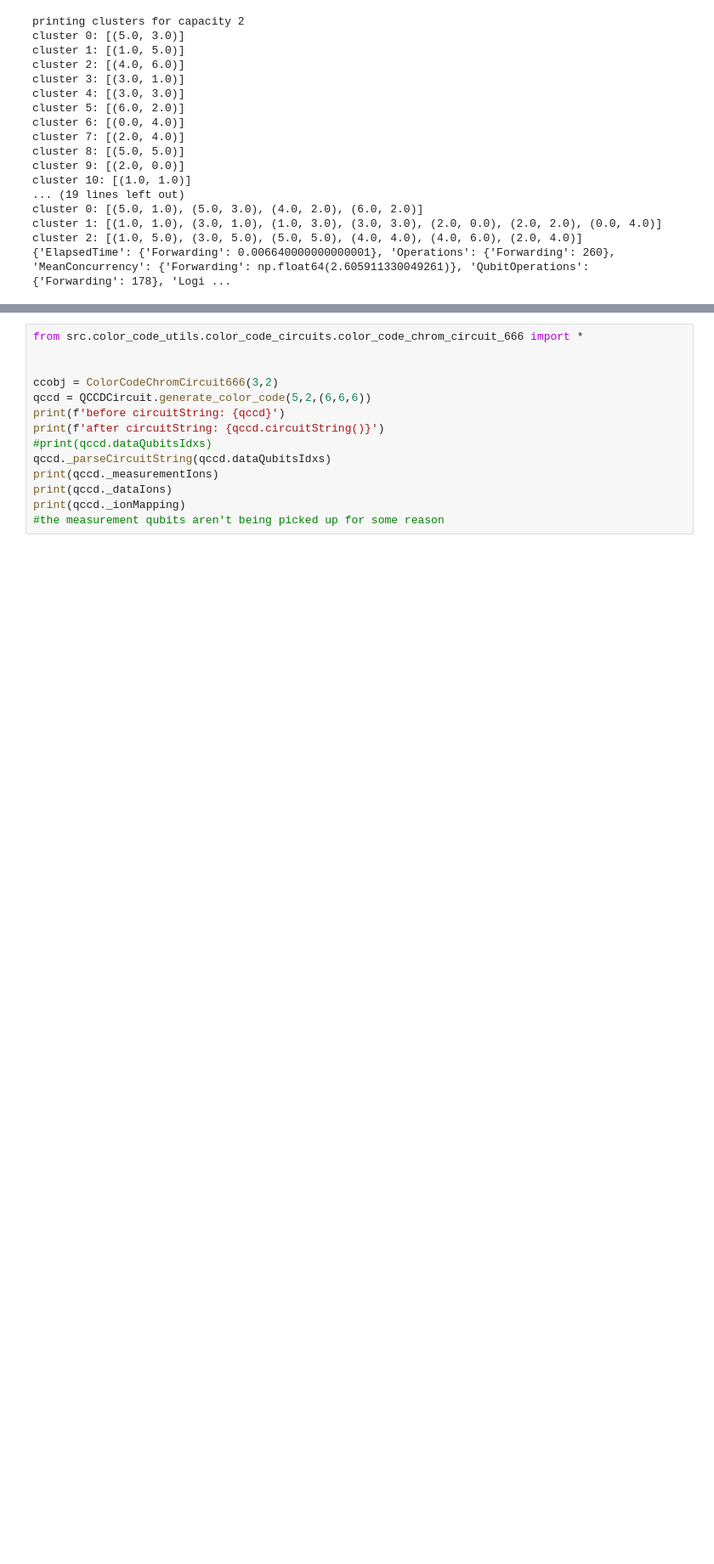
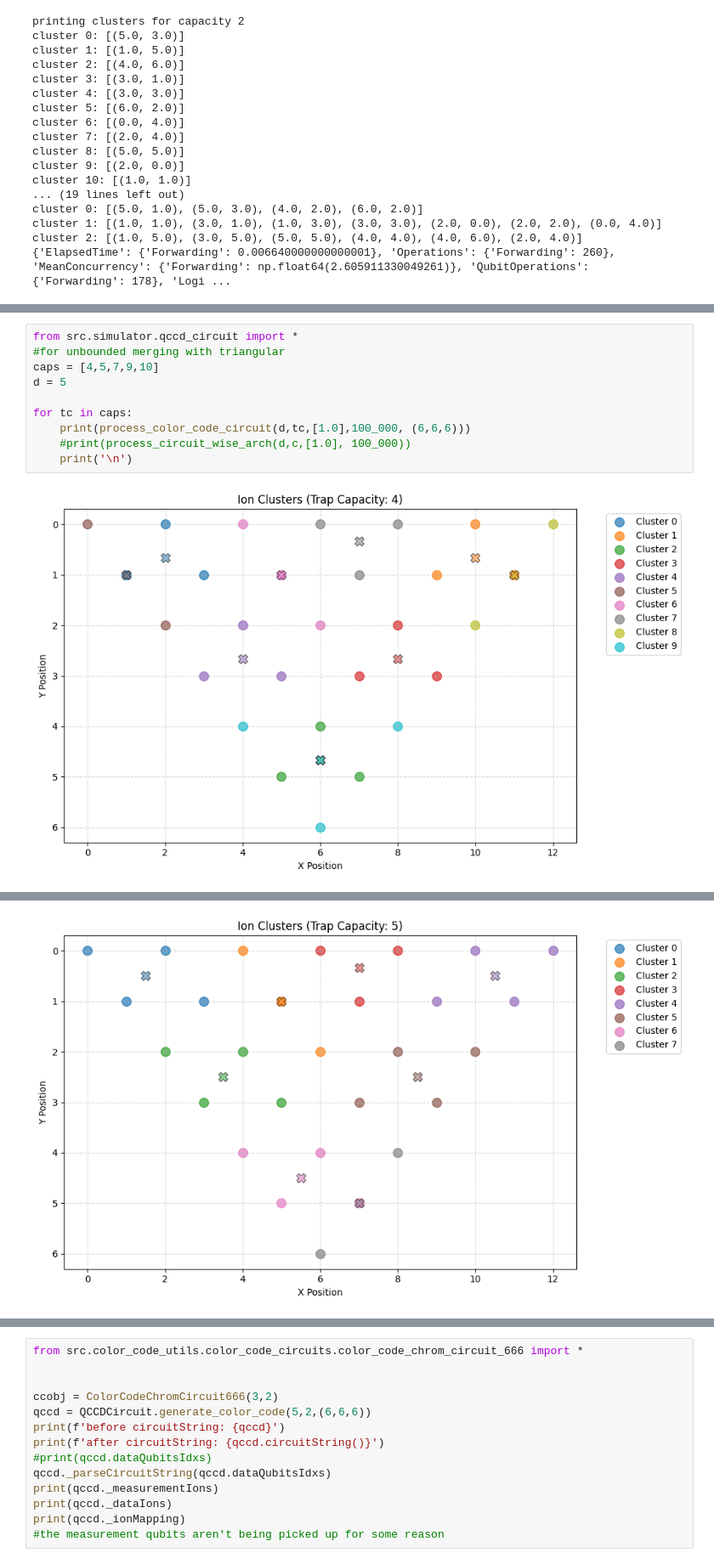
Before and after one commit to monamoeba/CST-Part-II-Project-Code, a Jupyter notebook: color_code_experiments/processCircuitTestIssues.ipynb, the cells around one changed output, grey strips where cells are left out. Shown at 85% size. Drawn from its saved outputs; the diff is of its cells as text; blank space fills up the shorter version.

```diff
--- a/color_code_experiments/processCircuitTestIssues.ipynb
+++ b/color_code_experiments/processCircuitTestIssues.ipynb
@@ -115,0 +114,12 @@ for tc in caps:
+# %%
+from src.simulator.qccd_circuit import *
+#for unbounded merging with triangular
+caps = [4,5,7,9,10]
+d = 5
+
+for tc in caps:
+    print(process_color_code_circuit(d,tc,[1.0],100_000, (6,6,6)))
+    #print(process_circuit_wise_arch(d,c,[1.0], 100_000))
+    print('\n')
+# %% [output]
+[figure, added]
@@ -115,0 +127 @@ for tc in caps:
+[figure, added]
```
Also changed, not shown: parts of 3 cells of this notebook, 12 other files.
